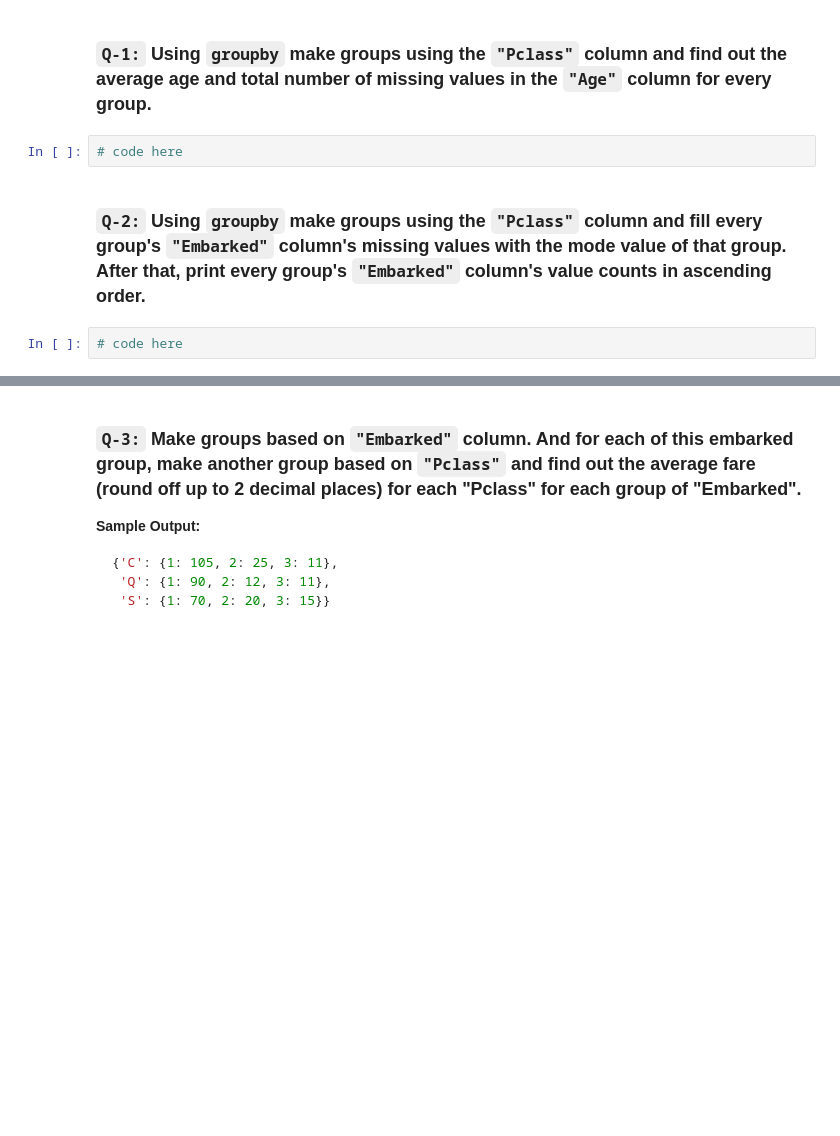
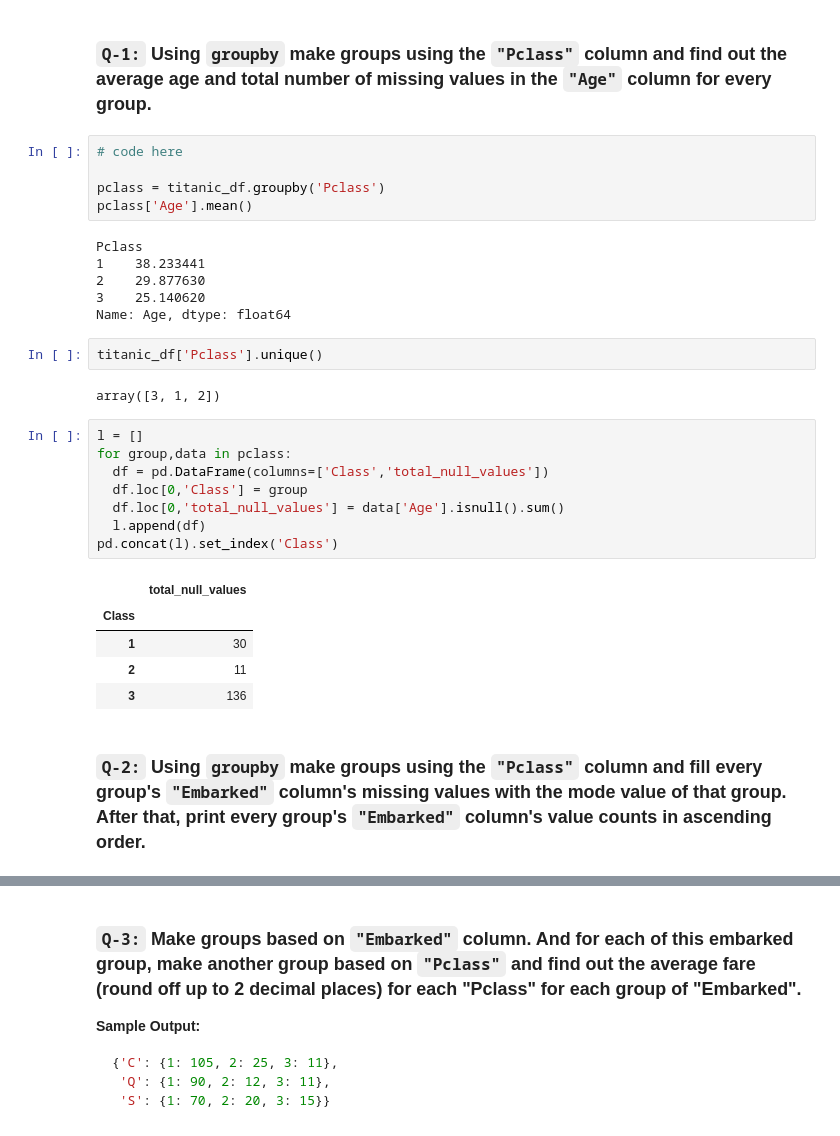
Before and after one commit to rishabhk1501/Data-Analytics-Tasks, a Jupyter notebook: session_19_tasks_soln.ipynb, the cells around one changed output, grey strips where cells are left out. Drawn from its saved outputs; the diff is of its cells as text; blank space fills up the shorter version.

```diff
--- a/session_19_tasks_soln.ipynb
+++ b/session_19_tasks_soln.ipynb
@@ -24,7 +68,32 @@ titanic_df = pd.read_csv(url)
 ### `Q-1:` Using `groupby` make groups using the `"Pclass"` column and find out the average age and total number of missing values in the `"Age"` column for every group.
 # %%
 # code here
+
+pclass = titanic_df.groupby('Pclass')
+pclass['Age'].mean()
+# %% [output]
+Pclass
+1    38.233441
+2    29.877630
+3    25.140620
+Name: Age, dtype: float64
+# %%
+titanic_df['Pclass'].unique()
+# %% [output]
+array([3, 1, 2])
+# %%
+l = []
+for group,data in pclass:
+  df = pd.DataFrame(columns=['Class','total_null_values'])
+  df.loc[0,'Class'] = group
+  df.loc[0,'total_null_values'] = data['Age'].isnull().sum()
+  l.append(df)
+pd.concat(l).set_index('Class')
+# %% [output]
+|  | total_null_values |
+| Class |  |
+| 1 | 30 |
+| 2 | 11 |
+| 3 | 136 |
 # %% [markdown]
 ### `Q-2:` Using `groupby` make groups using the `"Pclass"` column and fill every group's `"Embarked"` column's missing values with the mode value of that group. After that, print every group's `"Embarked"` column's value counts in ascending order.
-# %%
-# code here
```
Also changed, not shown: parts of 11 cells of this notebook.
